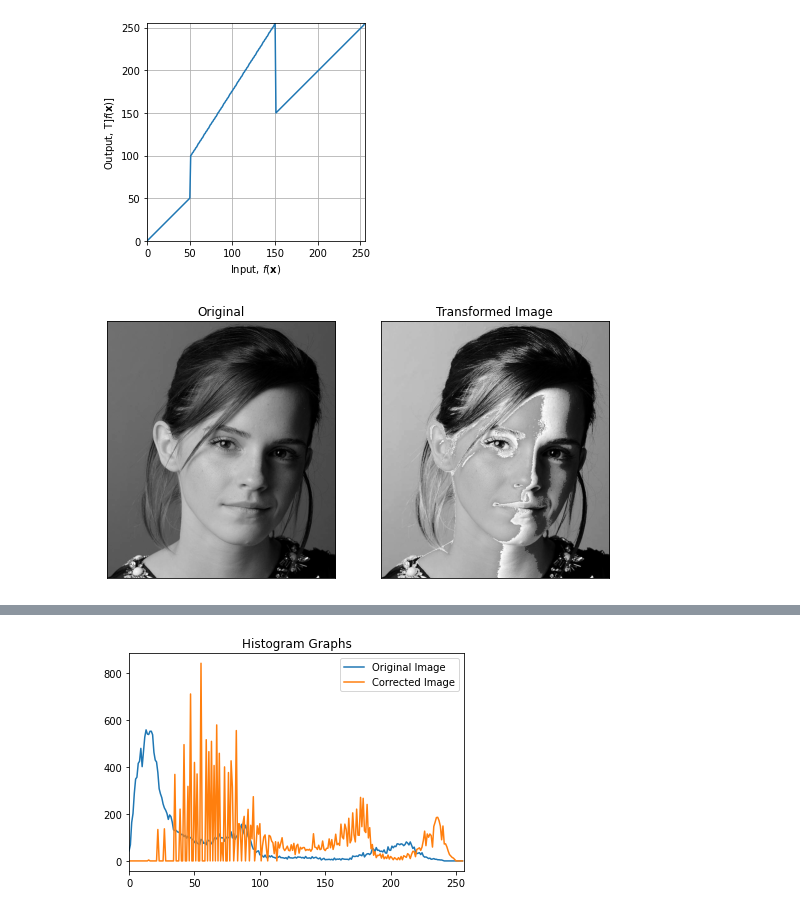
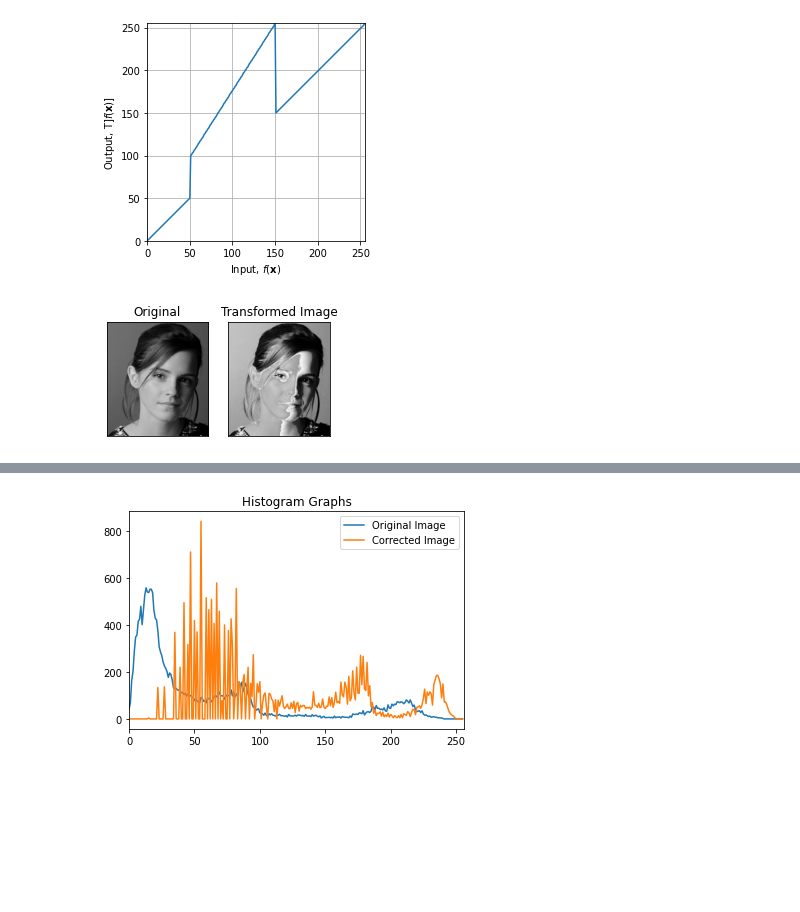
Before and after one commit to luxshan21/Image_Processing_Works_190364C, a Jupyter notebook: Assignments/Assignment_01/Assignment_01_190364C.ipynb, the cells around one changed output, grey strips where cells are left out. Cells and saved outputs as stored; diff of their text form; code cells hidden in the pictures; blank space fills up the shorter version.

```diff
--- a/Assignments/Assignment_01/Assignment_01_190364C.ipynb
+++ b/Assignments/Assignment_01/Assignment_01_190364C.ipynb
@@ -3,43 +3,34 @@
 # Index No :- 190364C
 # %%
 # Question 1
-
 %matplotlib inline
 import cv2 as cv
 import numpy as np
 import matplotlib.pyplot as plt
-
 c= np.array([(50, 50), (50, 100) , (150, 255), (150,150) , (255,255)]) # points in graph
 t1 = np.linspace(0, c[0,1], c[0,0] + 1-0).astype('uint8')
 t2 = np.linspace(c[0, 1] + 1, c[1,1], c[1,0]-c[0,0]).astype('uint8')# lines
 t3 = np. linspace(c[1,1], c[2,1], c[2,0]-c[1,0]).astype('uint8')
 t4 = np. linspace(c[2,1], c[3,1], c[3,0]-c[2,0]).astype('uint8')
 t5 = np. linspace(c[3,1], c[4,1], c[4,0]-c[3,0]).astype('uint8')
 transform = np.concatenate((t1,t2,t3,t4), axis=0).astype('uint8') # tranformed to join lines
 transform = np.concatenate((transform, t5), axis=0).astype('uint8')
-
 fig,ax = plt.subplots() # plot graphs
 ax.plot(transform)
 ax.set_xlabel(r'Input, $f(\mathbf {x})$')
 ax.set_ylabel('Output, $\mathrm{T}]f(\mathbf {x})]$')
-ax.set_xlim (0,255)
-ax.set_ylim (0,255)
-ax.set_aspect('equal')
-plt. savefig('transform.png')
-plt.grid()
-plt.show()
+ax.set_xlim (0,255),ax.set_ylim (0,255),ax.set_aspect('equal')
+plt. savefig('transform.png'),plt.grid()
 img_orig = cv.imread('emma_gray.jpg', cv.IMREAD_GRAYSCALE)
 image_transformed = cv.LUT(img_orig, transform)
-fig, axes  = plt.subplots(1,2, sharex='all', sharey='all', figsize=(9,9))
+fig, axes = plt.subplots(1,2, sharex='all', sharey='all', figsize=(4,4))
 axes[0].imshow(img_orig, cmap='gray')
-axes[0].set_title('Original')
-axes[0].set_xticks([]), axes[0].set_yticks([])
+axes[0].set_title('Original'),axes[0].set_xticks([]), axes[0].set_yticks([])
 axes[1].imshow(image_transformed, cmap='gray')
-axes[1].set_title('Transformed Image')
-axes[1].set_xticks([]), axes[1].set_yticks([])
+axes[1].set_title('Transformed Image'),axes[1].set_xticks([]), axes[1].set_yticks([])
 plt.show()
 # %% [output]
 [figure]
-[figure, old version]
+[figure, new version]
 # %%
 # Question 2 (a) (b)
```
Also changed, not shown: parts of 10 cells of this notebook, 1 other file.
